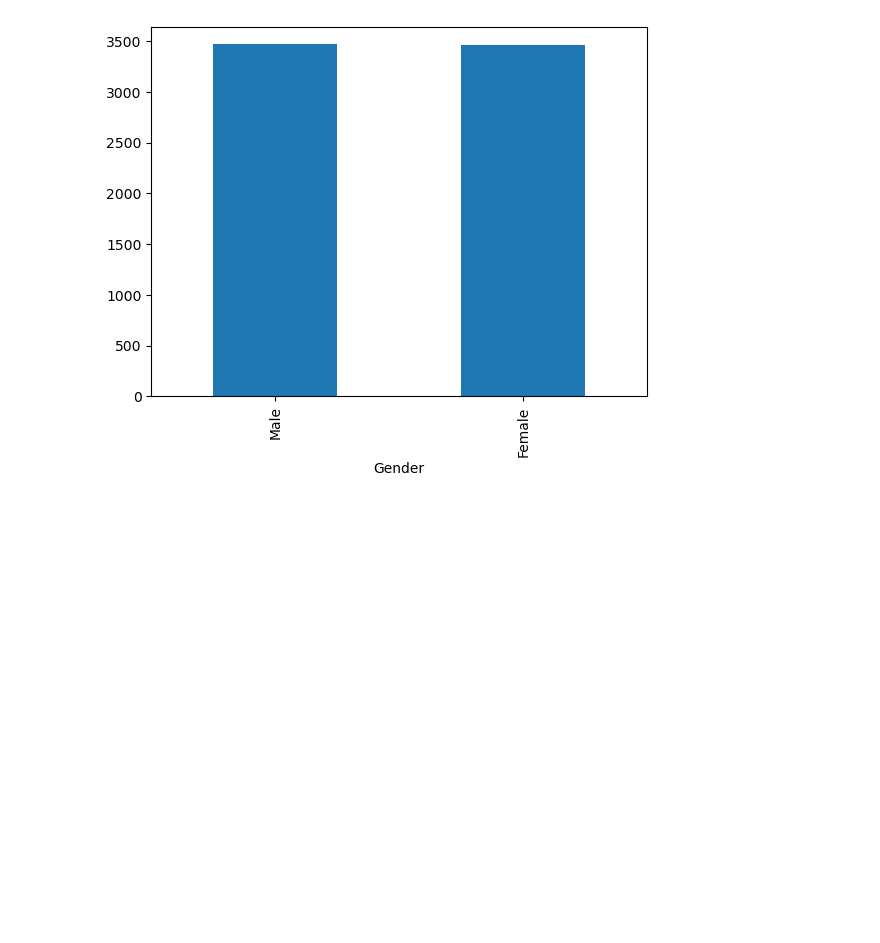
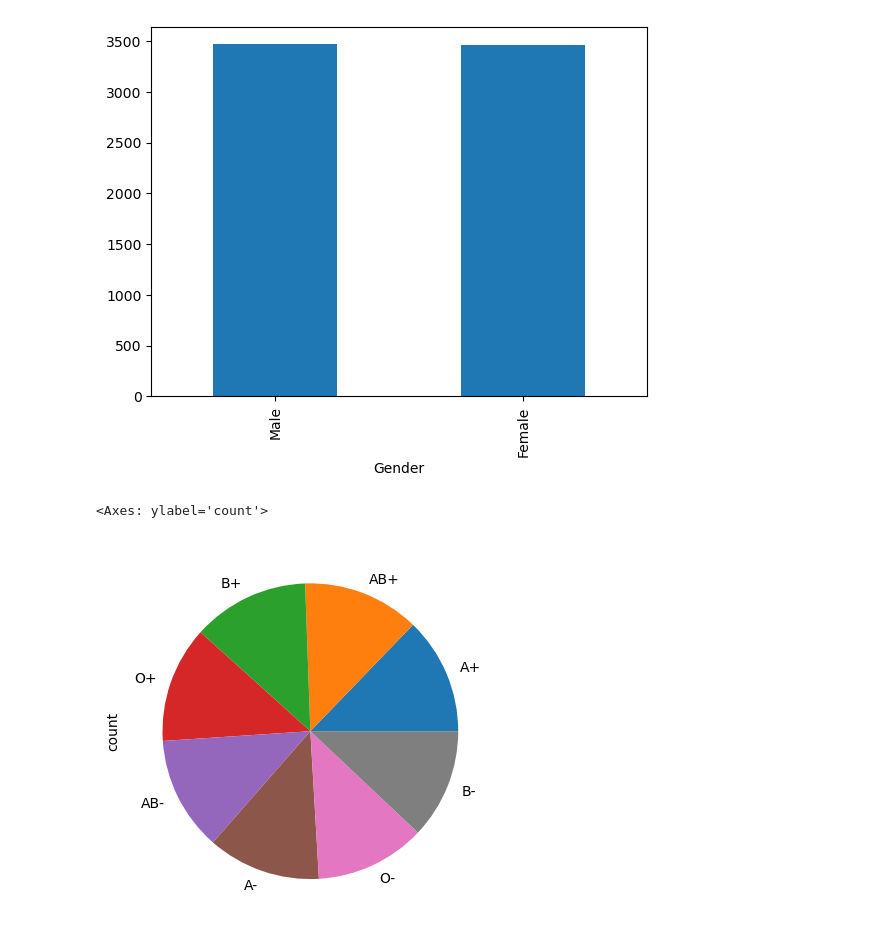
Before and after one commit to abwakujeff/Healthcare, a Jupyter notebook: Healthcare.ipynb, the cells around one changed output. Drawn from its saved outputs; the diff is of its cells as text; code cells hidden in the pictures; blank space fills up the shorter version.

```diff
--- a/Healthcare.ipynb
+++ b/Healthcare.ipynb
@@ -132,3 +132,8 @@ df['Gender'].value_counts().plot(kind='bar')
 # %% [output]
 <Axes: xlabel='Gender'>
 [figure]
+# %%
+df['Blood Type'].value_counts().plot(kind='pie')
+# %% [output]
+<Axes: ylabel='count'>
+[figure, added]
```
